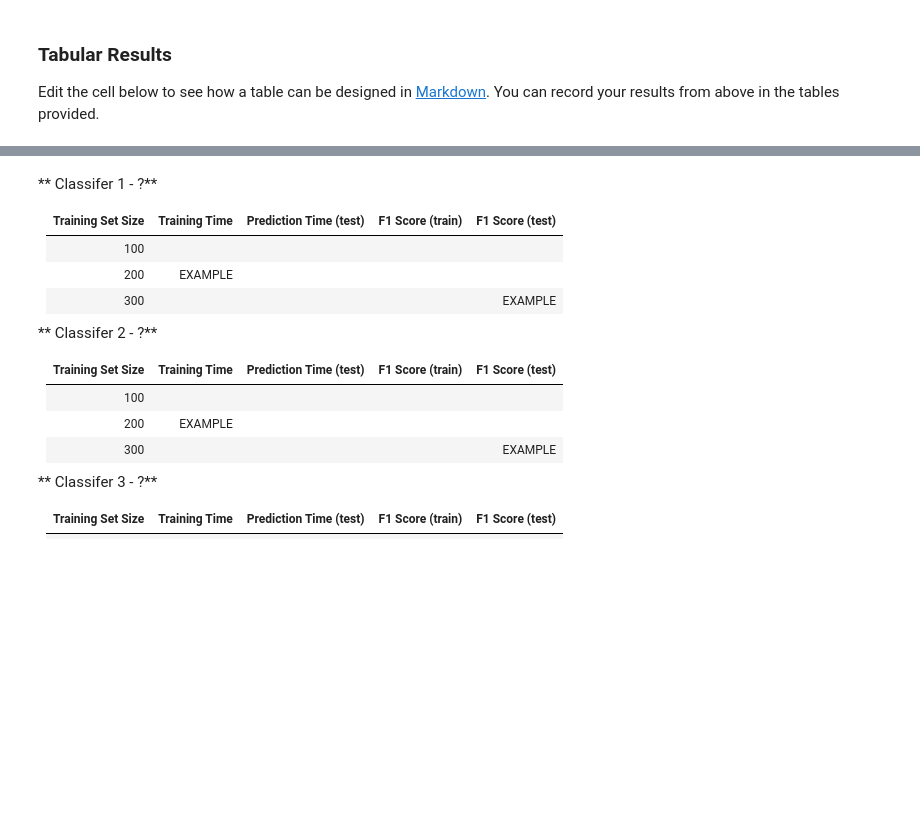
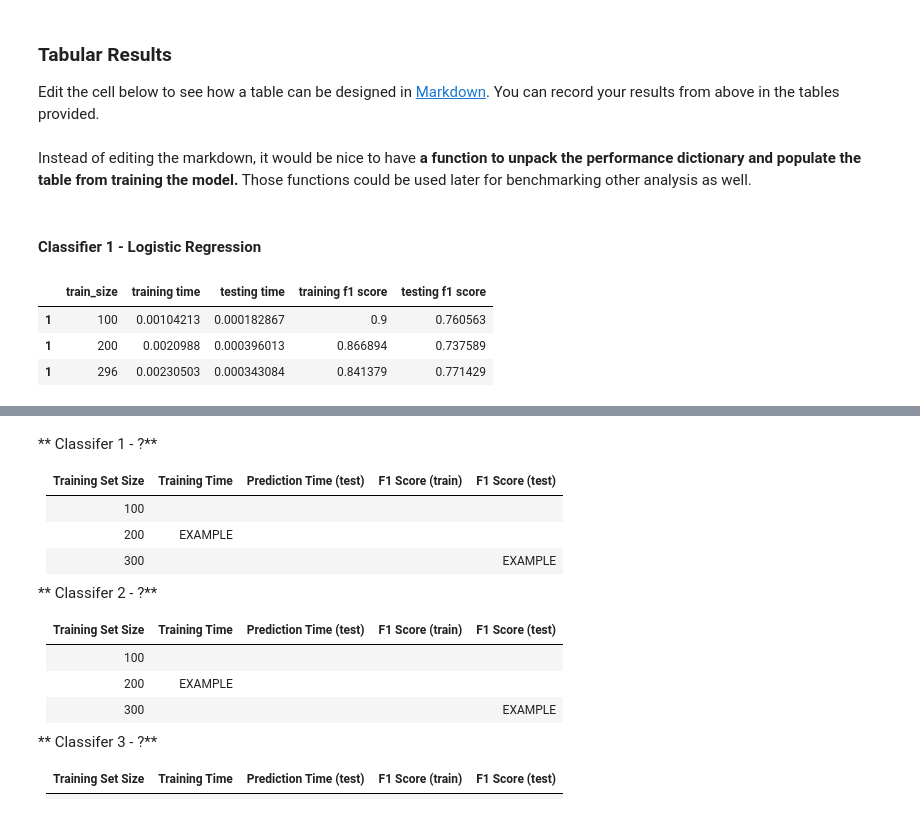
Before and after one commit to AaronRanAn/Udacity_MLNano_Proj_1_Student_Intervention, a Jupyter notebook: student_intervention.ipynb, the cells around one changed output, grey strips where cells are left out. Drawn from its saved outputs; the diff is of its cells as text; code cells hidden in the pictures; blank space fills up the shorter version.

```diff
--- a/student_intervention.ipynb
+++ b/student_intervention.ipynb
@@ -267,19 +474,6 @@ With the predefined functions above, you will now import the three supervised le
 # from sklearn import model_C
 
 # TODO: Initialize the three models
-clf_A = None
-clf_B = None
-clf_C = None
-
-# TODO: Set up the training set sizes
-X_train_100 = None
-y_train_100 = None
-
-X_train_200 = None
-y_train_200 = None
-
-X_train_300 = None
-y_train_300 = None
-
-# TODO: Execute the 'train_predict' function for each classifier and each training set size
-# train_predict(clf, X_train, y_train, X_test, y_test)
+clf_A = LogisticRegression(random_state=12345)
+clf_B = SVC(random_state=12345)
+clf_C = GradientBoostingClassifier(random_state=12345)
@@ -285,0 +482,2 @@ y_train_300 = None
+# %%
+logistic_perf = sized_train_predict(clf_A, X_train, y_train, X_test, y_test, [100,200,296])
@@ -286,3 +542,32 @@ y_train_300 = None
 # %% [markdown]
 ### Tabular Results
 Edit the cell below to see how a table can be designed in [Markdown](https://github.com/adam-p/markdown-here/wiki/Markdown-Cheatsheet#tables). You can record your results from above in the tables provided.
+# %% [markdown]
+Instead of editing the markdown, it would be nice to have **a function to unpack the performance dictionary and populate the table from training the model.** Those functions could be used later for benchmarking other analysis as well.
+# %%
+def get_perf_df(perf_dict):
+
+    df_list = []
+
+    cols = ['train_size', 'training time', 'testing time',  'training f1 score', 'testing f1 score']
+
+    for key, value in perf_dict.iteritems():
+        for val in perf_dict[key]:
+            df = pd.DataFrame(perf_dict[key][val].items()).transpose()
+            df.columns = df.iloc[0]
+            df = df.reindex(df.index.drop(0))
+            df['train_size'] = val
+            df = df[cols]
+            df_list.append(df)
+
+    perf_df = pd.concat(df_list)
+    return perf_df
+# %% [markdown]
+#### Classifier 1 - Logistic Regression
+# %%
+get_perf_df(logistic_perf)
+# %% [output]
+|  | train_size | training time | testing time | training f1 score | testing f1 score |
+| 1 | 100 | 0.00104213 | 0.000182867 | 0.9 | 0.760563 |
+| 1 | 200 | 0.0020988 | 0.000396013 | 0.866894 | 0.737589 |
+| 1 | 296 | 0.00230503 | 0.000343084 | 0.841379 | 0.771429 |
```
Also changed, not shown: parts of 30 cells of this notebook.
